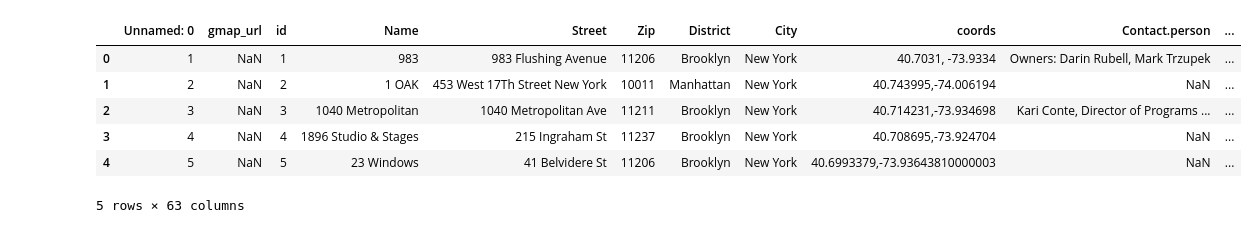
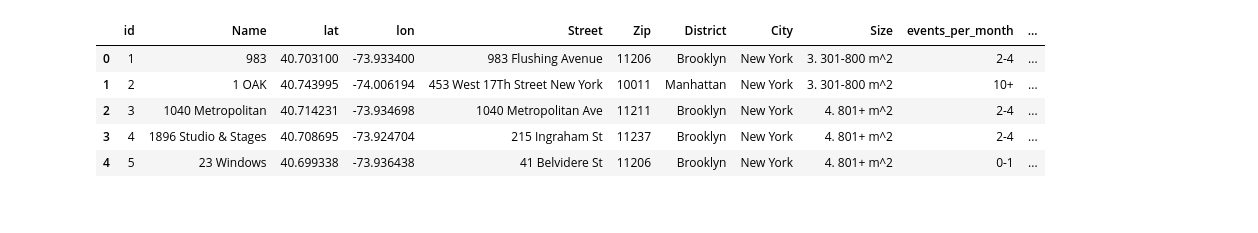
Before and after one commit to nlicalzi/mapping_nighttime_mobility, a Jupyter notebook: notebooks/transit_exploration.ipynb, the cells around one changed output. Saved outputs shown, nothing was run; the diff lists cells and outputs as text; code cells hidden in the pictures.

```diff
--- a/notebooks/transit_exploration.ipynb
+++ b/notebooks/transit_exploration.ipynb
@@ -2,3 +2,8 @@
 # import osmnx
 import pandas as pd
 import geopandas as gpd
+import matplotlib.pyplot as plt
+
+from shapely.geometry import Point
+
+pd.set_option('display.max_columns', None)
@@ -31,10 +23,20 @@ Index(['Unnamed: 0', 'gmap_url', 'id', 'Name', 'Street', 'Zip', 'District',
+# %%
+keep_cols = ['id', 'Name', 'lat', 'lon', 'Street', 'Zip', 'District',
+               'City', 'Size', 'events_per_month',
+               'pedestrianFrequency', 'designOfSpace',
+               'promotingEvents', 'popularityOfArtists', 'creativeOutput',
+               'experimentationAndDiversity', 'Population...number.of.venues',
+               'X24h.licences', 'Events.in.public.space', 'Public.fundings',
+               'Accessability', 'pedestrianFrequency_N', 'designOfSpace_N',
+               'promotingEvents_N', 'Size_N', 'yearsInOperation_N',
+               'popularityOfArtists_N', 'creativeOutput_N',
+               'experimentationAndDiversity_N']
 # %%
-venues.head()
+venues[keep_cols].head()
 # %% [output]
-|  | Unnamed: 0 | gmap_url | id | Name | Street | Zip | District | City | coords | Contact.person | ... |
-| 0 | 1 | NaN | 1 | 983 | 983 Flushing Avenue | 11206 | Brooklyn | New York | 40.7031, -73.9334 | Owners: Darin Rubell, Mark Trzupek | ... |
-| 1 | 2 | NaN | 2 | 1 OAK | 453 West 17Th Street New York | 10011 | Manhattan | New York | 40.743995,-74.006194 | NaN | ... |
-| 2 | 3 | NaN | 3 | 1040 Metropolitan | 1040 Metropolitan Ave | 11211 | Brooklyn | New York | 40.714231,-73.934698 | Kari Conte, Director of Programs ... | ... |
-| 3 | 4 | NaN | 4 | 1896 Studio & Stages | 215 Ingraham St | 11237 | Brooklyn | New York | 40.708695,-73.924704 | NaN | ... |
-| 4 | 5 | NaN | 5 | 23 Windows | 41 Belvidere St | 11206 | Brooklyn | New York | 40.6993379,-73.93643810000003 | NaN | ... |
+|  | id | Name | lat | lon | Street | Zip | District | City | Size | events_per_month | ... |
+| 0 | 1 | 983 | 40.703100 | -73.933400 | 983 Flushing Avenue | 11206 | Brooklyn | New York | 3. 301-800 m^2 | 2-4 | ... |
+| 1 | 2 | 1 OAK | 40.743995 | -74.006194 | 453 West 17Th Street New York | 10011 | Manhattan | New York | 3. 301-800 m^2 | 10+ | ... |
+| 2 | 3 | 1040 Metropolitan | 40.714231 | -73.934698 | 1040 Metropolitan Ave | 11211 | Brooklyn | New York | 4. 801+ m^2 | 2-4 | ... |
+| 3 | 4 | 1896 Studio & Stages | 40.708695 | -73.924704 | 215 Ingraham St | 11237 | Brooklyn | New York | 4. 801+ m^2 | 2-4 | ... |
+| 4 | 5 | 23 Windows | 40.699338 | -73.936438 | 41 Belvidere St | 11206 | Brooklyn | New York | 4. 801+ m^2 | 0-1 | ... |
-5 rows × 63 columns
```
Also changed, not shown: parts of 15 cells of this notebook, 2 other files.
